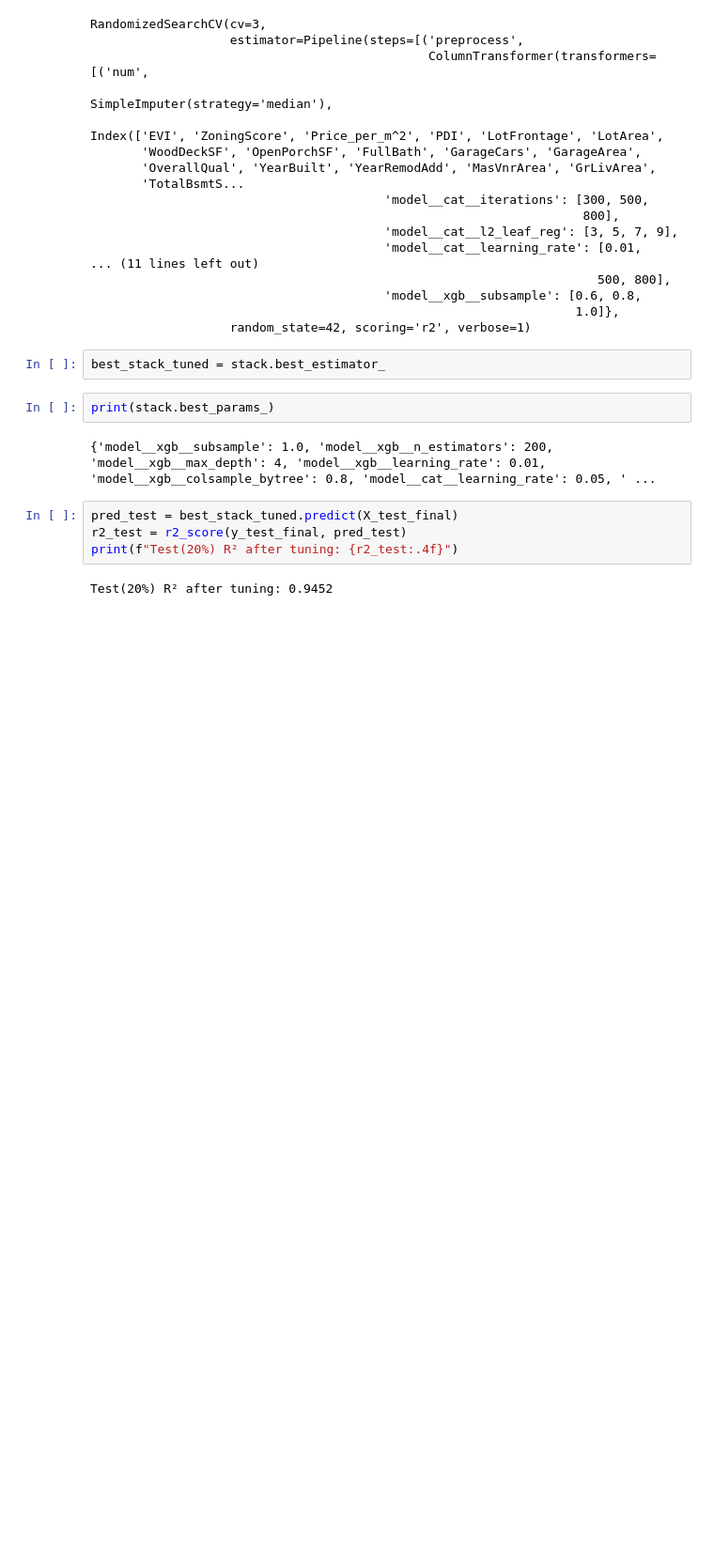
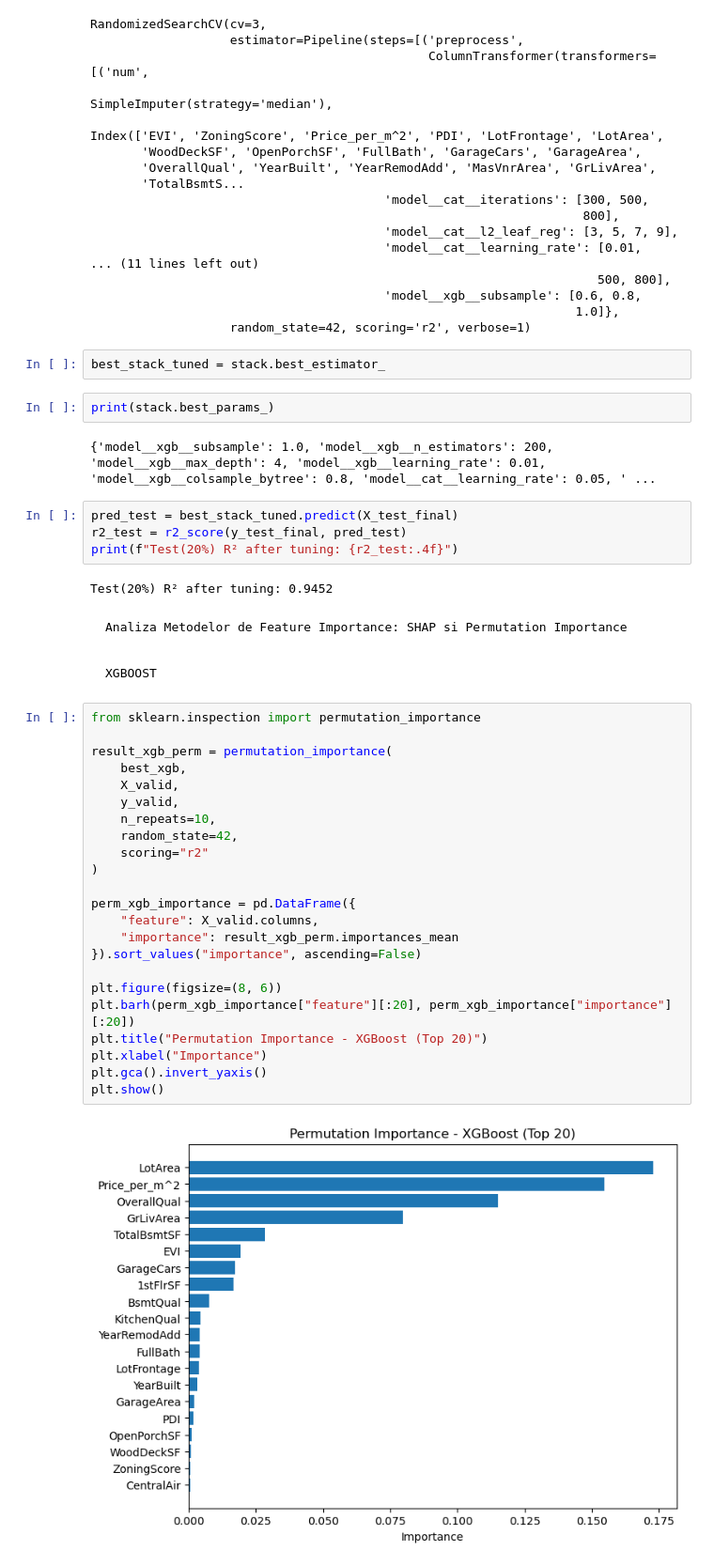
Before and after one commit to OctaMarina/house-price-prediction-integra, a Jupyter notebook: notebooks/regression_models_full_dataset_frunza_roxana.ipynb, the cells around one changed output. Shown at 94% size. Cells and saved outputs as stored; diff of their text form; blank space fills up the shorter version.

Commit message:
Permutation Importance si Shap pe regresie

```diff
--- a/notebooks/regression_models_full_dataset_frunza_roxana.ipynb
+++ b/notebooks/regression_models_full_dataset_frunza_roxana.ipynb
@@ -1261,3 +1260,32 @@ r2_test = r2_score(y_test_final, pred_test)
 print(f"Test(20%) R² after tuning: {r2_test:.4f}")
 # %% [output]
 Test(20%) R² after tuning: 0.9452
+# %% [markdown]
+    Analiza Metodelor de Feature Importance: SHAP si Permutation Importance
+# %% [markdown]
+    XGBOOST
+# %%
+from sklearn.inspection import permutation_importance
+
+result_xgb_perm = permutation_importance(
+    best_xgb,
+    X_valid,
+    y_valid,
+    n_repeats=10,
+    random_state=42,
+    scoring="r2"
+)
+
+perm_xgb_importance = pd.DataFrame({
+    "feature": X_valid.columns,
+    "importance": result_xgb_perm.importances_mean
+}).sort_values("importance", ascending=False)
+
+plt.figure(figsize=(8, 6))
+plt.barh(perm_xgb_importance["feature"][:20], perm_xgb_importance["importance"][:20])
+plt.title("Permutation Importance - XGBoost (Top 20)")
+plt.xlabel("Importance")
+plt.gca().invert_yaxis()
+plt.show()
+# %% [output]
+[figure, added]
```
Also changed, not shown: parts of 11 cells of this notebook.
